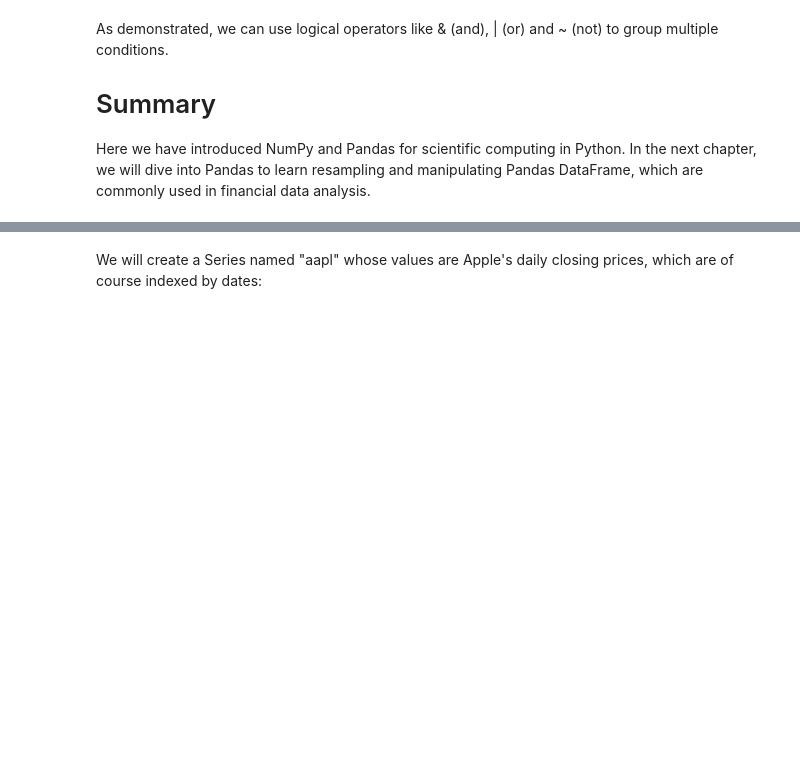
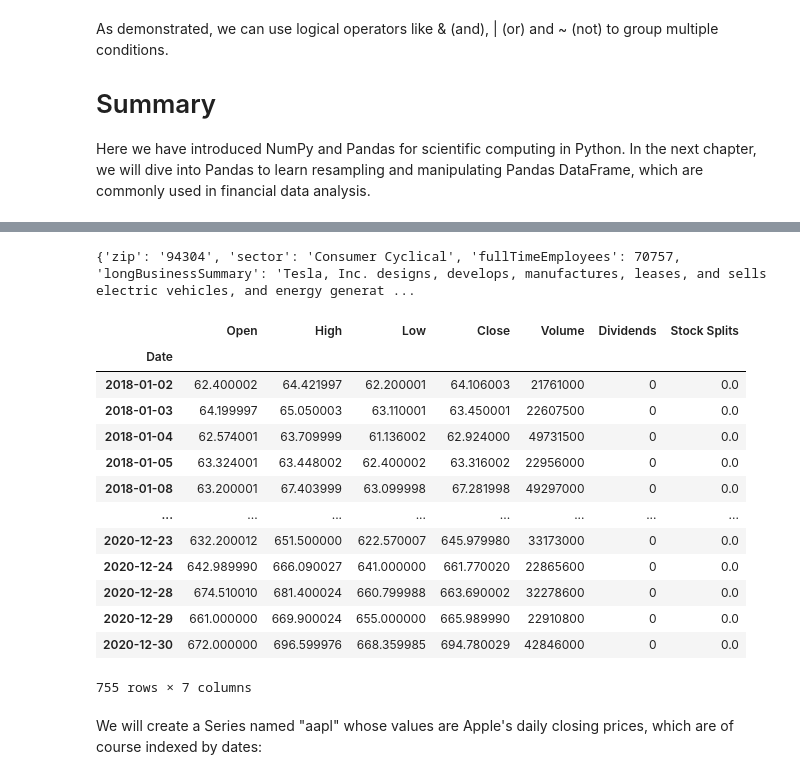
Before and after one commit to Jussilvaca/MetNumUN2021II, a Jupyter notebook: Lab1/jussilvaca_QuanconnectTutortials.ipynb, the cells around one changed output, grey strips where cells are left out. Drawn from its saved outputs; the diff is of its cells as text; code cells hidden in the pictures; blank space fills up the shorter version.

```diff
--- a/Lab1/jussilvaca_QuanconnectTutortials.ipynb.ipynb
+++ b/Lab1/jussilvaca_QuanconnectTutortials.ipynb
@@ -1427,4 +1600,31 @@ aapl_table
 503 rows × 7 columns
+# %%
+import yfinance as yfinance
+
+tsla = yf.Ticker("TSLA")
+
+# get stock info
+print(tsla.info)
+
+#get historical market data
+tsla_table = tsla.history(start="2018-01-01", end="2020-12-31")
+tsla_table
+# %% [output]
+{'zip': '94304', 'sector': 'Consumer Cyclical', 'fullTimeEmployees': 70757, 'longBusinessSummary': 'Tesla, Inc. designs, develops, manufactures, leases, and sells electric vehicles, and energy generat ...
+|  | Open | High | Low | Close | Volume | Dividends | Stock Splits |
+| Date |  |  |  |  |  |  |  |
+| 2018-01-02 | 62.400002 | 64.421997 | 62.200001 | 64.106003 | 21761000 | 0 | 0.0 |
+| 2018-01-03 | 64.199997 | 65.050003 | 63.110001 | 63.450001 | 22607500 | 0 | 0.0 |
+| 2018-01-04 | 62.574001 | 63.709999 | 61.136002 | 62.924000 | 49731500 | 0 | 0.0 |
+| 2018-01-05 | 63.324001 | 63.448002 | 62.400002 | 63.316002 | 22956000 | 0 | 0.0 |
+| 2018-01-08 | 63.200001 | 67.403999 | 63.099998 | 67.281998 | 49297000 | 0 | 0.0 |
+| ... | ... | ... | ... | ... | ... | ... | ... |
+| 2020-12-23 | 632.200012 | 651.500000 | 622.570007 | 645.979980 | 33173000 | 0 | 0.0 |
+| 2020-12-24 | 642.989990 | 666.090027 | 641.000000 | 661.770020 | 22865600 | 0 | 0.0 |
+| 2020-12-28 | 674.510010 | 681.400024 | 660.799988 | 663.690002 | 32278600 | 0 | 0.0 |
+| 2020-12-29 | 661.000000 | 669.900024 | 655.000000 | 665.989990 | 22910800 | 0 | 0.0 |
+| 2020-12-30 | 672.000000 | 696.599976 | 668.359985 | 694.780029 | 42846000 | 0 | 0.0 |
+755 rows × 7 columns
 # %% [markdown]
 We will create a Series named "aapl" whose values are Apple's daily closing prices, which are of course indexed by dates:
 # %%
```
Also changed, not shown: parts of 91 cells of this notebook.
